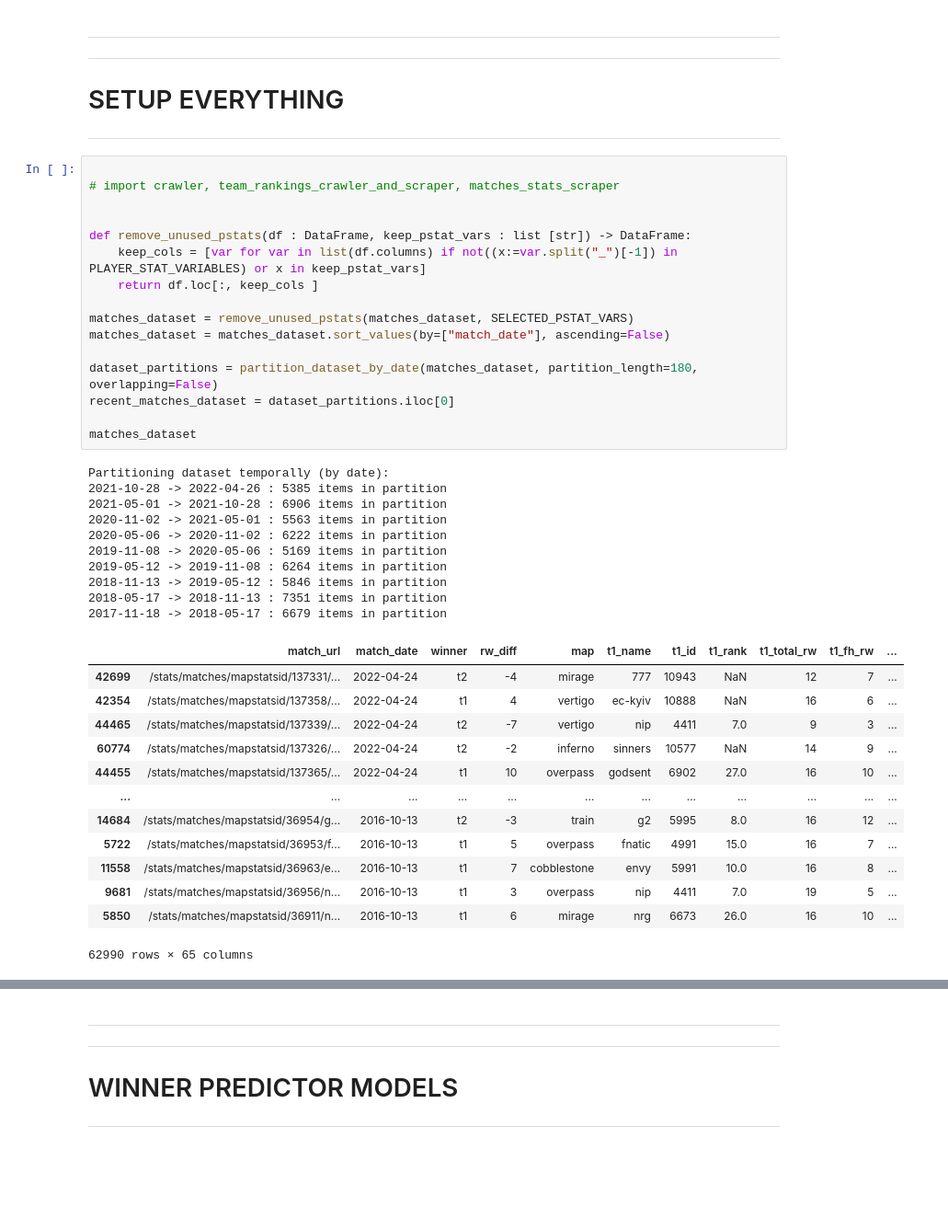
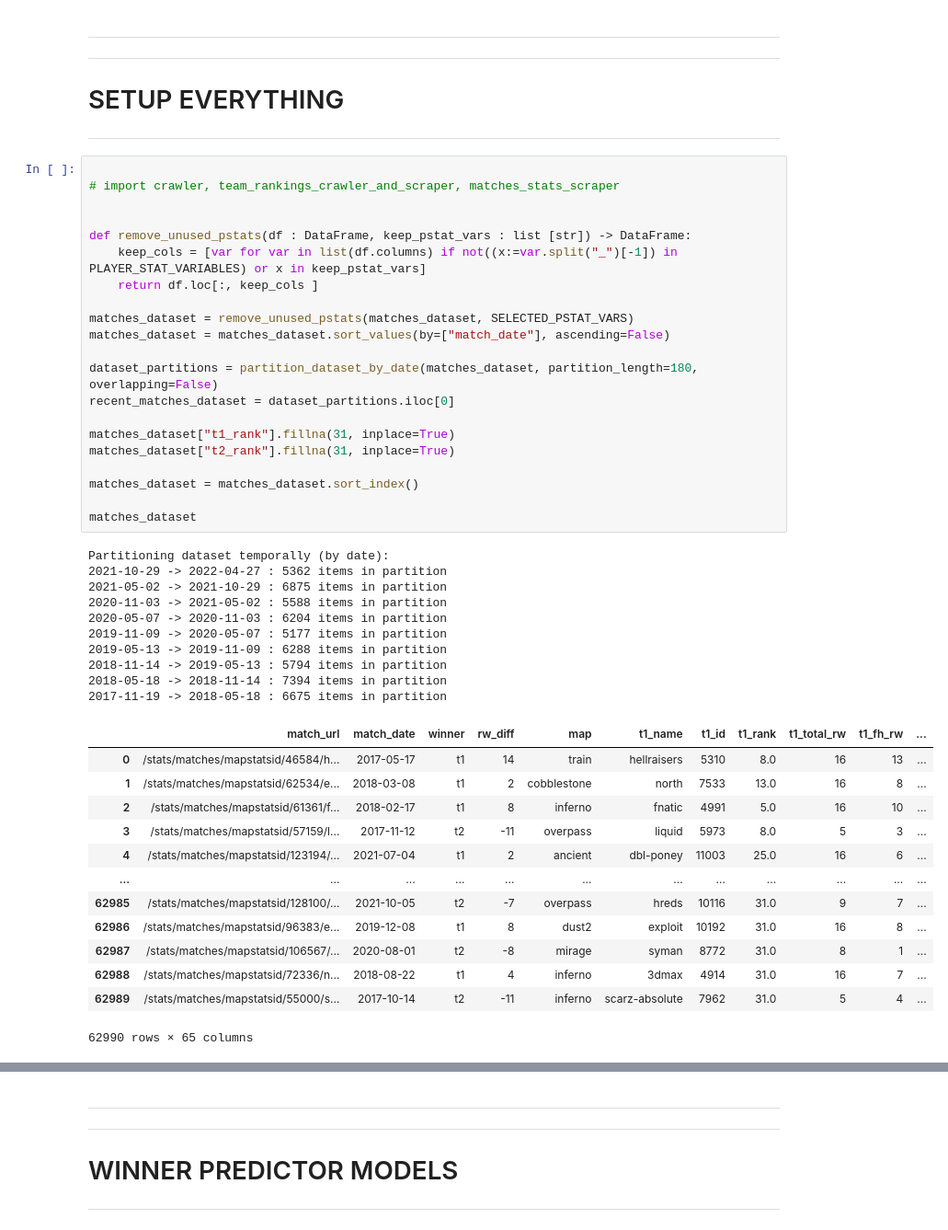
Before and after one commit to a-dubs/ds3000-project, a Jupyter notebook: models.ipynb, the cells around one changed output, grey strips where cells are left out. Shown at 92% size. Drawn from its saved outputs; the diff is of its cells as text; blank space fills up the shorter version.

```diff
--- a/models.ipynb
+++ b/models.ipynb
@@ -185,40 +156,45 @@ TypeError: unsupported operand type(s) for -: 'float' and 'list'
 # %%
 
 # import crawler, team_rankings_crawler_and_scraper, matches_stats_scraper
 
 
 def remove_unused_pstats(df : DataFrame, keep_pstat_vars : list [str]) -> DataFrame:
     keep_cols = [var for var in list(df.columns) if not((x:=var.split("_")[-1]) in PLAYER_STAT_VARIABLES) or x in keep_pstat_vars]
     return df.loc[:, keep_cols ]
 
 matches_dataset = remove_unused_pstats(matches_dataset, SELECTED_PSTAT_VARS)
 matches_dataset = matches_dataset.sort_values(by=["match_date"], ascending=False)
 
 dataset_partitions = partition_dataset_by_date(matches_dataset, partition_length=180, overlapping=False)
 recent_matches_dataset = dataset_partitions.iloc[0]
 
+matches_dataset["t1_rank"].fillna(31, inplace=True)
+matches_dataset["t2_rank"].fillna(31, inplace=True)
+
+matches_dataset = matches_dataset.sort_index()
+
 matches_dataset
 # %% [output]
 Partitioning dataset temporally (by date):
-2021-10-28 -> 2022-04-26 : 5385 items in partition
-2021-05-01 -> 2021-10-28 : 6906 items in partition
-2020-11-02 -> 2021-05-01 : 5563 items in partition
-2020-05-06 -> 2020-11-02 : 6222 items in partition
-2019-11-08 -> 2020-05-06 : 5169 items in partition
-2019-05-12 -> 2019-11-08 : 6264 items in partition
-2018-11-13 -> 2019-05-12 : 5846 items in partition
-2018-05-17 -> 2018-11-13 : 7351 items in partition
-2017-11-18 -> 2018-05-17 : 6679 items in partition
+2021-10-29 -> 2022-04-27 : 5362 items in partition
+2021-05-02 -> 2021-10-29 : 6875 items in partition
+2020-11-03 -> 2021-05-02 : 5588 items in partition
+2020-05-07 -> 2020-11-03 : 6204 items in partition
+2019-11-09 -> 2020-05-07 : 5177 items in partition
+2019-05-13 -> 2019-11-09 : 6288 items in partition
+2018-11-14 -> 2019-05-13 : 5794 items in partition
+2018-05-18 -> 2018-11-14 : 7394 items in partition
+2017-11-19 -> 2018-05-18 : 6675 items in partition
 |  | match_url | match_date | winner | rw_diff | map | t1_name | t1_id | t1_rank | t1_total_rw | t1_fh_rw | ... |
-| 42699 | /stats/matches/mapstatsid/137331/... | 2022-04-24 | t2 | -4 | mirage | 777 | 10943 | NaN | 12 | 7 | ... |
-| 42354 | /stats/matches/mapstatsid/137358/... | 2022-04-24 | t1 | 4 | vertigo | ec-kyiv | 10888 | NaN | 16 | 6 | ... |
-| 44465 | /stats/matches/mapstatsid/137339/... | 2022-04-24 | t2 | -7 | vertigo | nip | 4411 | 7.0 | 9 | 3 | ... |
-| 60774 | /stats/matches/mapstatsid/137326/... | 2022-04-24 | t2 | -2 | inferno | sinners | 10577 | NaN | 14 | 9 | ... |
-| 44455 | /stats/matches/mapstatsid/137365/... | 2022-04-24 | t1 | 10 | overpass | godsent | 6902 | 27.0 | 16 | 10 | ... |
+| 0 | /stats/matches/mapstatsid/46584/h... | 2017-05-17 | t1 | 14 | train | hellraisers | 5310 | 8.0 | 16 | 13 | ... |
+| 1 | /stats/matches/mapstatsid/62534/e... | 2018-03-08 | t1 | 2 | cobblestone | north | 7533 | 13.0 | 16 | 8 | ... |
+| 2 | /stats/matches/mapstatsid/61361/f... | 2018-02-17 | t1 | 8 | inferno | fnatic | 4991 | 5.0 | 16 | 10 | ... |
+| 3 | /stats/matches/mapstatsid/57159/l... | 2017-11-12 | t2 | -11 | overpass | liquid | 5973 | 8.0 | 5 | 3 | ... |
+| 4 | /stats/matches/mapstatsid/123194/... | 2021-07-04 | t1 | 2 | ancient | dbl-poney | 11003 | 25.0 | 16 | 6 | ... |
 | ... | ... | ... | ... | ... | ... | ... | ... | ... | ... | ... | ... |
-| 14684 | /stats/matches/mapstatsid/36954/g... | 2016-10-13 | t2 | -3 | train | g2 | 5995 | 8.0 | 16 | 12 | ... |
-| 5722 | /stats/matches/mapstatsid/36953/f... | 2016-10-13 | t1 | 5 | overpass | fnatic | 4991 | 15.0 | 16 | 7 | ... |
-| 11558 | /stats/matches/mapstatsid/36963/e... | 2016-10-13 | t1 | 7 | cobblestone | envy | 5991 | 10.0 | 16 | 8 | ... |
-| 9681 | /stats/matches/mapstatsid/36956/n... | 2016-10-13 | t1 | 3 | overpass | nip | 4411 | 7.0 | 19 | 5 | ... |
-| 5850 | /stats/matches/mapstatsid/36911/n... | 2016-10-13 | t1 | 6 | mirage | nrg | 6673 | 26.0 | 16 | 10 | ... |
+| 62985 | /stats/matches/mapstatsid/128100/... | 2021-10-05 | t2 | -7 | overpass | hreds | 10116 | 31.0 | 9 | 7 | ... |
+| 62986 | /stats/matches/mapstatsid/96383/e... | 2019-12-08 | t1 | 8 | dust2 | exploit | 10192 | 31.0 | 16 | 8 | ... |
+| 62987 | /stats/matches/mapstatsid/106567/... | 2020-08-01 | t2 | -8 | mirage | syman | 8772 | 31.0 | 8 | 1 | ... |
+| 62988 | /stats/matches/mapstatsid/72336/n... | 2018-08-22 | t1 | 4 | inferno | 3dmax | 4914 | 31.0 | 16 | 7 | ... |
+| 62989 | /stats/matches/mapstatsid/55000/s... | 2017-10-14 | t2 | -11 | inferno | scarz-absolute | 7962 | 31.0 | 5 | 4 | ... |
 62990 rows × 65 columns
```
Also changed, not shown: parts of 17 cells of this notebook, 15 other files.
